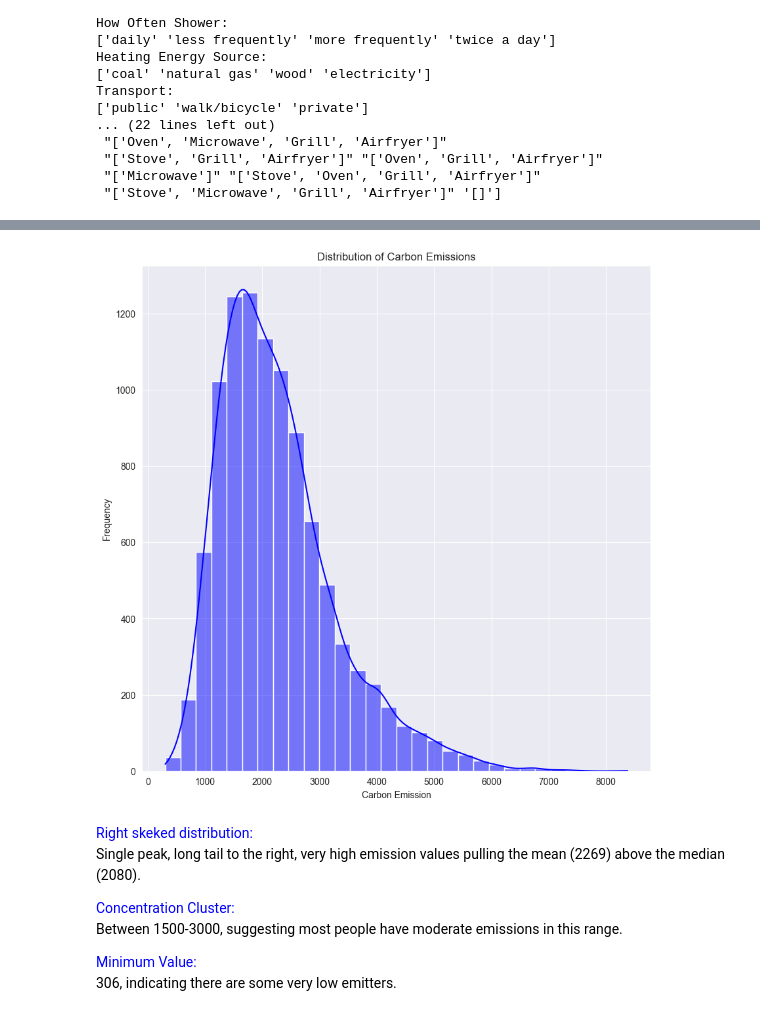
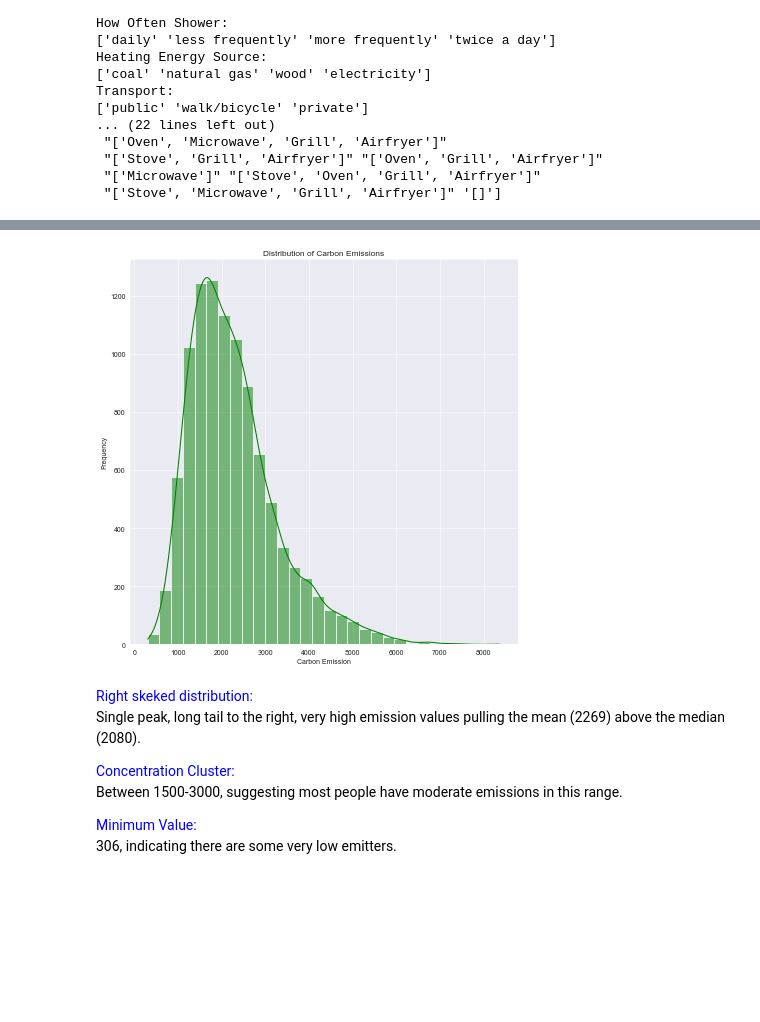
Before and after one commit to zero010010/Usin-ML-to-predict-Carbon-FootPrint-, a Jupyter notebook: src/notebooks/1-Basic_EDA.ipynb, the cells around one changed output, grey strips where cells are left out. Drawn from its saved outputs; the diff is of its cells as text; code cells hidden in the pictures; blank space fills up the shorter version.

```diff
--- a/src/notebooks/1-Basic_EDA.ipynb
+++ b/src/notebooks/1-Basic_EDA.ipynb
@@ -209,0 +177,17 @@ TV/PC use and internet use
+# %%
+
+df = pd.read_csv('/Users/miguelopez/Desktop/4-Proyecto ML/src/data_raw/Carbon Emission.csv')
+# 'Recycling' and 'Cooking_With' columns from string to lists
+df['Recycling'] = df['Recycling'].apply(ast.literal_eval)
+df['Cooking_With'] = df['Cooking_With'].apply(ast.literal_eval)
+
+# Flatten
+df['Recycling'] = df['Recycling'].apply(lambda x: ','.join(x))
+df['Cooking_With'] = df['Cooking_With'].apply(lambda x: ','.join(x))
+
+# dummy variables
+recycling_dummies = df['Recycling'].str.get_dummies(sep=',')
+cooking_with_dummies = df['Cooking_With'].str.get_dummies(sep=',')
+
+# Concatenate
+df = pd.concat([df.drop(['Recycling', 'Cooking_With'], axis=1), recycling_dummies, cooking_with_dummies], axis=1)
@@ -210,15 +216,15 @@ TV/PC use and internet use
 # %%
 # Target Hist
 
 sns.set_style("darkgrid")
-plt.figure(figsize=(10, 10), dpi=100)
-sns.histplot(df['CarbonEmission'], kde=True, color='blue', bins=30)
+plt.figure(figsize=(10, 10), dpi=50)
+sns.histplot(df['CarbonEmission'], kde=True, color='green', bins=30)
 plt.title('Distribution of Carbon Emissions')
 plt.xlabel('Carbon Emission')
 plt.ylabel('Frequency')
 plt.show()
 # %% [output]
-[figure, old version]
+[figure, new version]
 # %% [markdown]
 <span style="color:blue">Right skeked distribution:</span> <br>
 Single peak, long tail to the right, very high emission values pulling the mean (2269) above the median (2080).
```
Also changed, not shown: parts of 37 cells of this notebook, 18 other files.
